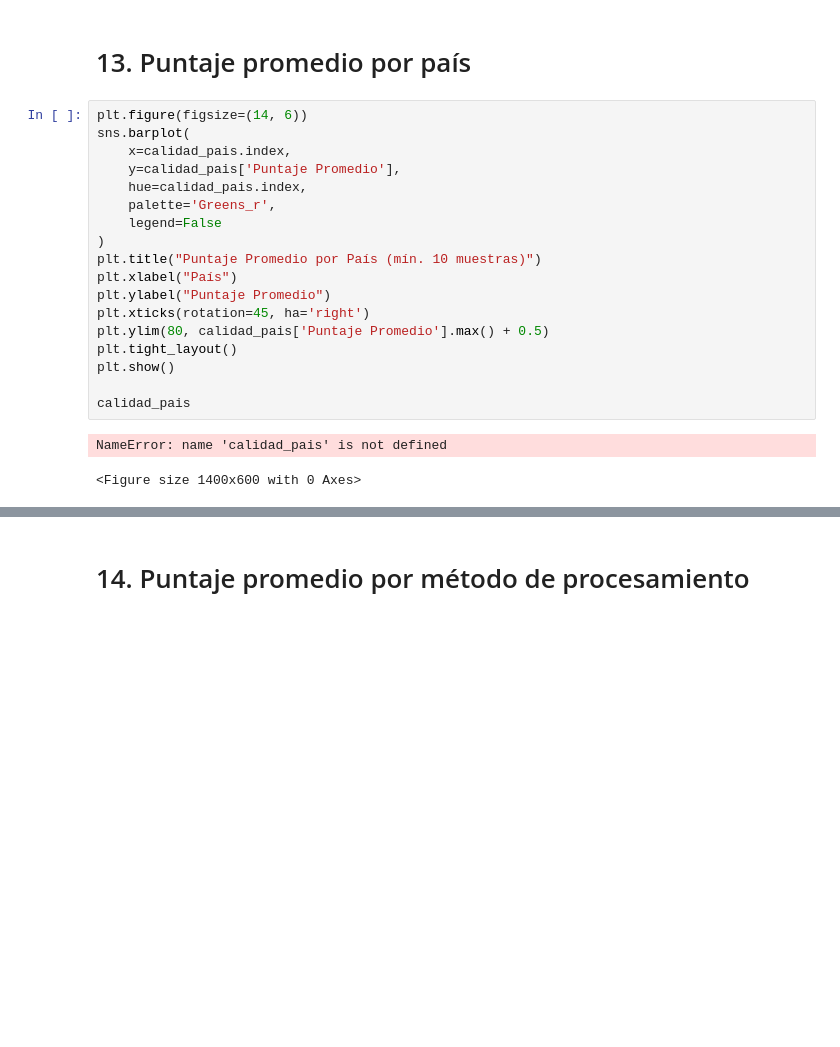
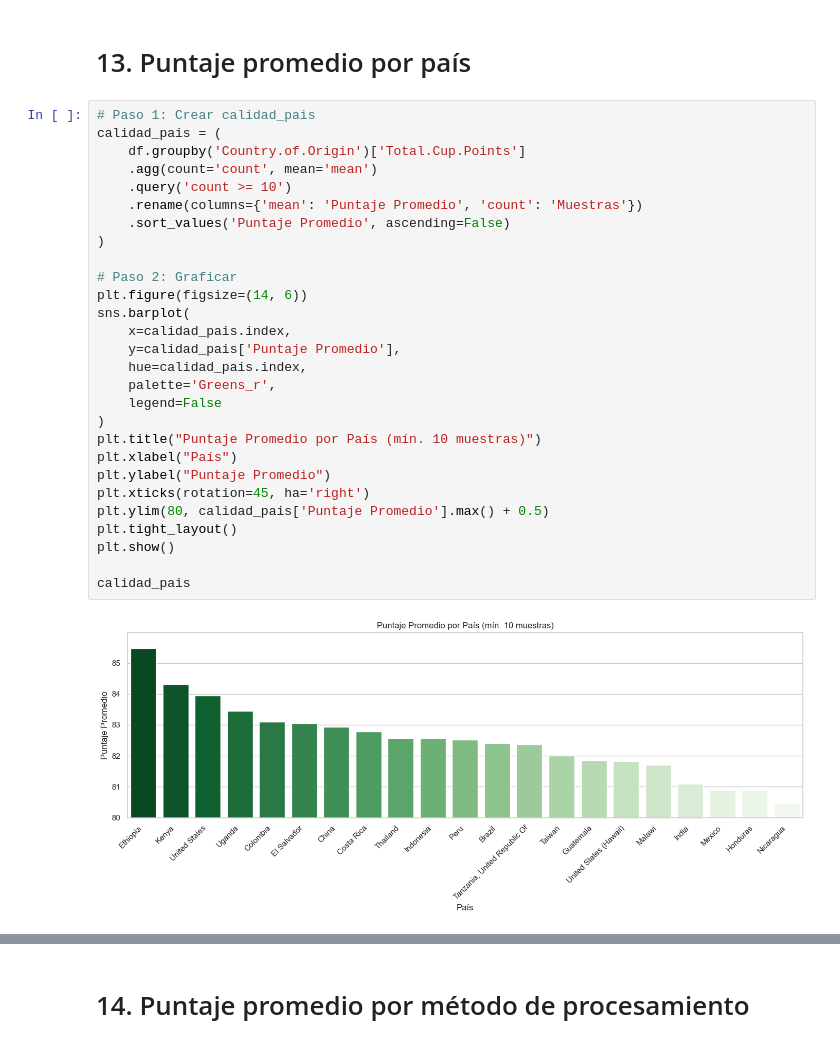
Before and after one commit to DataScienceHenryBootCampPF/DataScienceHenryBootCampPF, a Jupyter notebook: notebooks/02_EDA.ipynb, the cells around one changed output, grey strips where cells are left out. Cells and saved outputs as stored; diff of their text form; blank space fills up the shorter version.

```diff
--- a/notebooks/02_EDA.ipynb
+++ b/notebooks/02_EDA.ipynb
@@ -206,23 +208,32 @@ Name: count, dtype: int64
 # %% [markdown]
 # 13. Puntaje promedio por país
 # %%
+# Paso 1: Crear calidad_pais
+calidad_pais = (
+    df.groupby('Country.of.Origin')['Total.Cup.Points']
+    .agg(count='count', mean='mean')
+    .query('count >= 10')
+    .rename(columns={'mean': 'Puntaje Promedio', 'count': 'Muestras'})
+    .sort_values('Puntaje Promedio', ascending=False)
+)
+
+# Paso 2: Graficar
 plt.figure(figsize=(14, 6))
 sns.barplot(
     x=calidad_pais.index,
     y=calidad_pais['Puntaje Promedio'],
     hue=calidad_pais.index,
     palette='Greens_r',
     legend=False
 )
 plt.title("Puntaje Promedio por País (mín. 10 muestras)")
 plt.xlabel("País")
 plt.ylabel("Puntaje Promedio")
 plt.xticks(rotation=45, ha='right')
 plt.ylim(80, calidad_pais['Puntaje Promedio'].max() + 0.5)
 plt.tight_layout()
 plt.show()
 
 calidad_pais
 # %% [output]
-NameError: name 'calidad_pais' is not defined
-<Figure size 1400x600 with 0 Axes>
+[figure, added]
```
Also changed, not shown: parts of 27 cells of this notebook, 3 other files.
